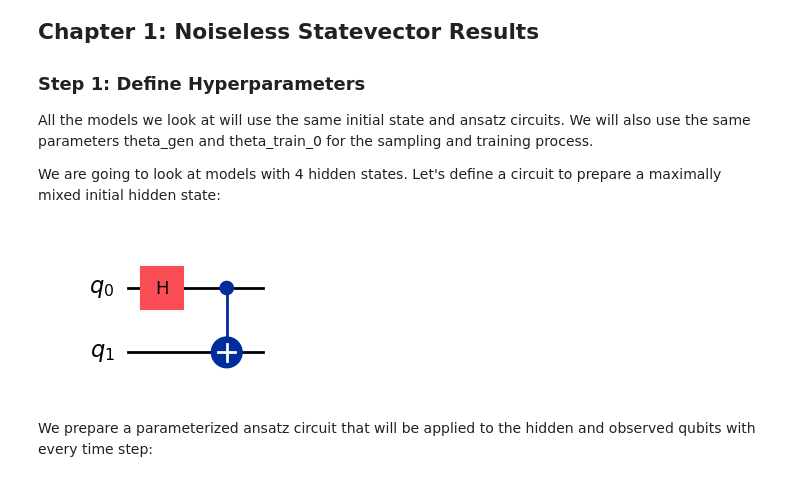
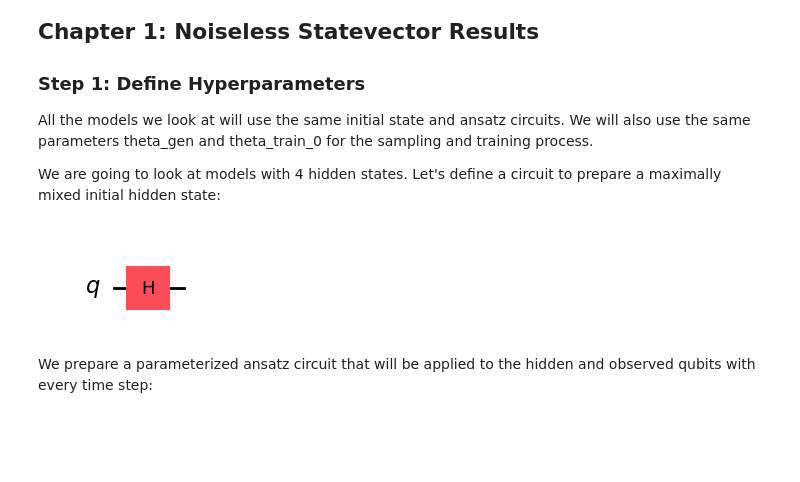
Before and after one commit to jackhmorgan/QHMM_MLE, a Jupyter notebook: QHMM_Example.ipynb, the cells around one changed output. Saved outputs shown, nothing was run; the diff lists cells and outputs as text; code cells hidden in the pictures; blank space fills up the shorter version.

```diff
--- a/QHMM_Example.ipynb
+++ b/QHMM_Example.ipynb
@@ -12,13 +12,12 @@ We are going to look at models with 4 hidden states. Let's define a circuit to p
 # %%
 from qiskit import QuantumCircuit
 
 # 2 qubits = 4 hidden states
-initial_state = QuantumCircuit(2, name='Initial_State')
+initial_state = QuantumCircuit(1, name='Initial_State')
 initial_state.h(0)
-initial_state.cx(0,1)
 initial_state.draw('mpl')
 # %% [output]
-[figure, old version]
+[figure, new version]
 # %% [markdown]
 We prepare a parameterized ansatz circuit that will be applied to the hidden and observed qubits with every time step:
 # %%
```
Also changed, not shown: parts of 4 cells of this notebook, 8 other files.
